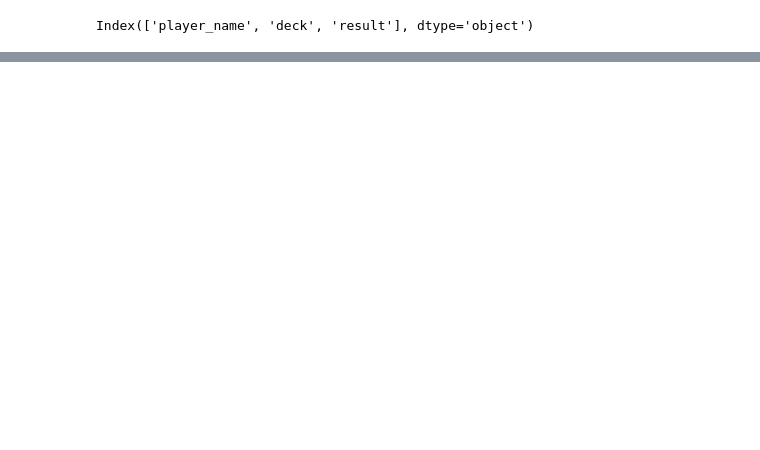
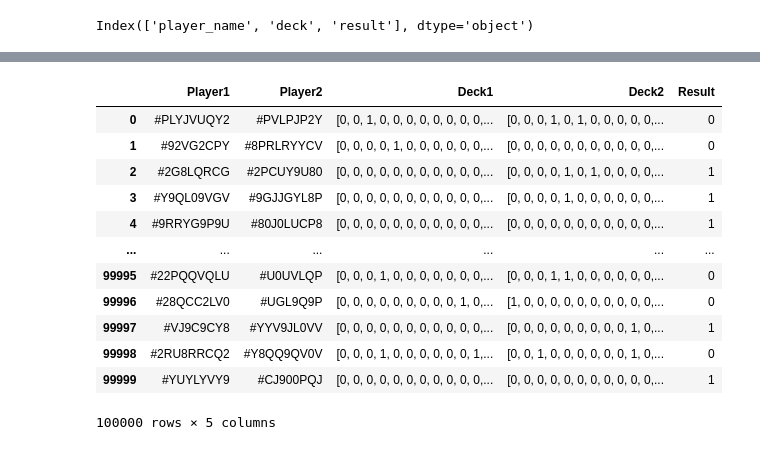
Before and after one commit to Grandediw/Clash-Royale-Project, a Jupyter notebook: notebooks/1_clash_royale_feature_backfill.ipynb, the cells around one changed output, grey strips where cells are left out. Saved outputs shown, nothing was run; the diff lists cells and outputs as text; code cells hidden in the pictures; blank space fills up the shorter version.

```diff
--- a/notebooks/1_clash_royale_feature_backfill.ipynb
+++ b/notebooks/1_clash_royale_feature_backfill.ipynb
@@ -629,0 +613,37 @@ combined_df
+# %%
+import pandas as pd
+
+# Assuming the DataFrame `df` has columns: 'player_name', 'deck', 'result'
+
+def combine_rows_into_matches(df):
+    # Combine every two rows into one row for each match
+    combined_df = pd.DataFrame({
+        'Player1': df.iloc[::2]['player_name'].values,  # Take every first row as Player1
+        'Player2': df.iloc[1::2]['player_name'].values,  # Take every second row as Player2
+        'Deck1': df.iloc[::2]['deck'].values,  # Deck of Player1
+        'Deck2': df.iloc[1::2]['deck'].values,  # Deck of Player2
+        'Result': df.iloc[::2]['result'].values  # Result for Player1: 1 if they win, 0 if they lose
+    })
+
+    return combined_df
+
+# Example usage
+# df = pd.read_csv("your_file.csv")  # Load your original DataFrame
+result_df2 = combine_rows_into_matches(result_df)
+
+# Display the final DataFrame
+result_df2
+# %% [output]
+|  | Player1 | Player2 | Deck1 | Deck2 | Result |
+| 0 | #PLYJVUQY2 | #PVLPJP2Y | [0, 0, 1, 0, 0, 0, 0, 0, 0, 0, 0,... | [0, 0, 0, 1, 0, 1, 0, 0, 0, 0, 0,... | 0 |
+| 1 | #92VG2CPY | #8PRLRYYCV | [0, 0, 0, 0, 1, 0, 0, 0, 0, 0, 0,... | [0, 0, 0, 0, 0, 0, 0, 0, 0, 0, 0,... | 0 |
+| 2 | #2G8LQRCG | #2PCUY9U80 | [0, 0, 0, 0, 0, 0, 0, 0, 0, 0, 0,... | [0, 0, 0, 0, 1, 0, 1, 0, 0, 0, 0,... | 1 |
+| 3 | #Y9QL09VGV | #9GJJGYL8P | [0, 0, 0, 0, 0, 0, 0, 0, 0, 0, 0,... | [0, 0, 0, 0, 1, 0, 0, 0, 0, 0, 0,... | 1 |
+| 4 | #9RRYG9P9U | #80J0LUCP8 | [0, 0, 0, 0, 0, 0, 0, 0, 0, 0, 0,... | [0, 0, 0, 0, 0, 0, 0, 0, 0, 0, 0,... | 1 |
+| ... | ... | ... | ... | ... | ... |
+| 99995 | #22PQQVQLU | #U0UVLQP | [0, 0, 0, 1, 0, 0, 0, 0, 0, 0, 0,... | [0, 0, 0, 1, 1, 0, 0, 0, 0, 0, 0,... | 0 |
+| 99996 | #28QCC2LV0 | #UGL9Q9P | [0, 0, 0, 0, 0, 0, 0, 0, 0, 1, 0,... | [1, 0, 0, 0, 0, 0, 0, 0, 0, 0, 0,... | 0 |
+| 99997 | #VJ9C9CY8 | #YYV9JL0VV | [0, 0, 0, 0, 0, 0, 0, 0, 0, 0, 0,... | [0, 0, 0, 0, 0, 0, 0, 0, 0, 1, 0,... | 1 |
+| 99998 | #2RU8RRCQ2 | #Y8QQ9QV0V | [0, 0, 0, 1, 0, 0, 0, 0, 0, 0, 1,... | [0, 0, 1, 0, 0, 0, 0, 0, 0, 1, 0,... | 0 |
+| 99999 | #YUYLYVY9 | #CJ900PQJ | [0, 0, 0, 0, 0, 0, 0, 0, 0, 0, 0,... | [0, 0, 0, 0, 0, 0, 0, 0, 0, 0, 0,... | 1 |
+100000 rows × 5 columns
```
Also changed, not shown: parts of 18 cells of this notebook, 5 other files.
